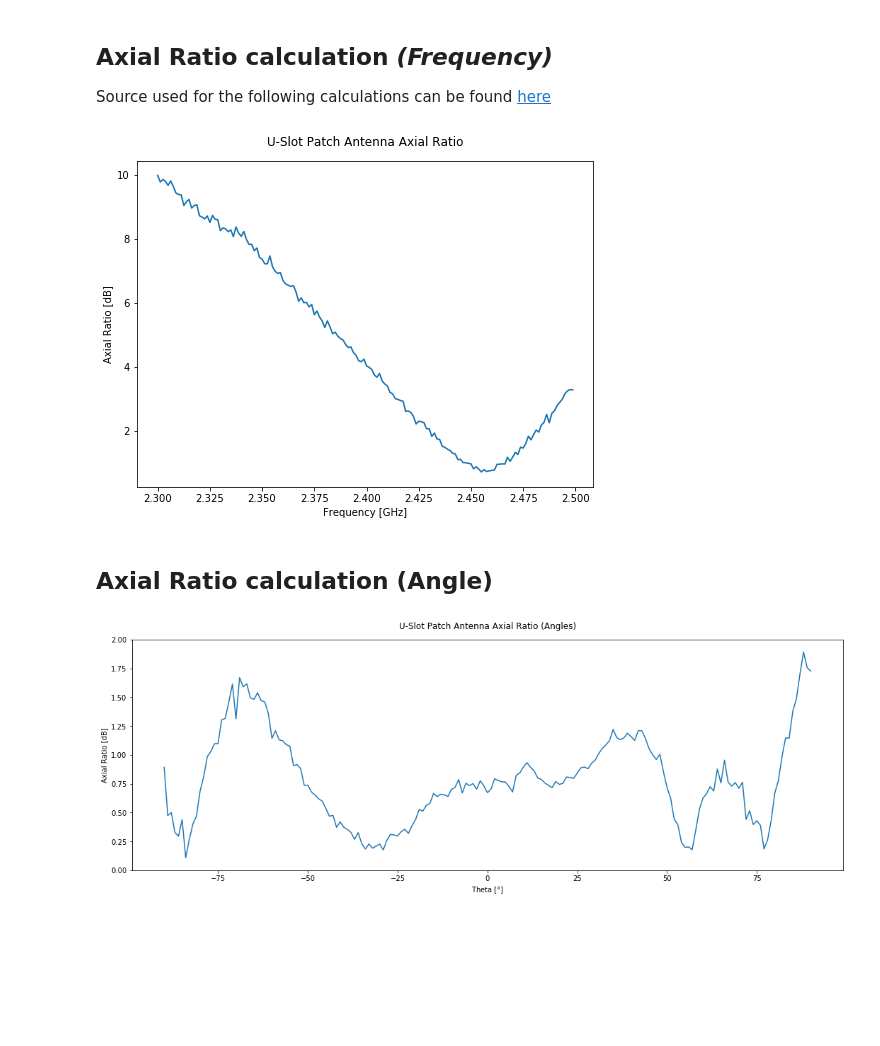
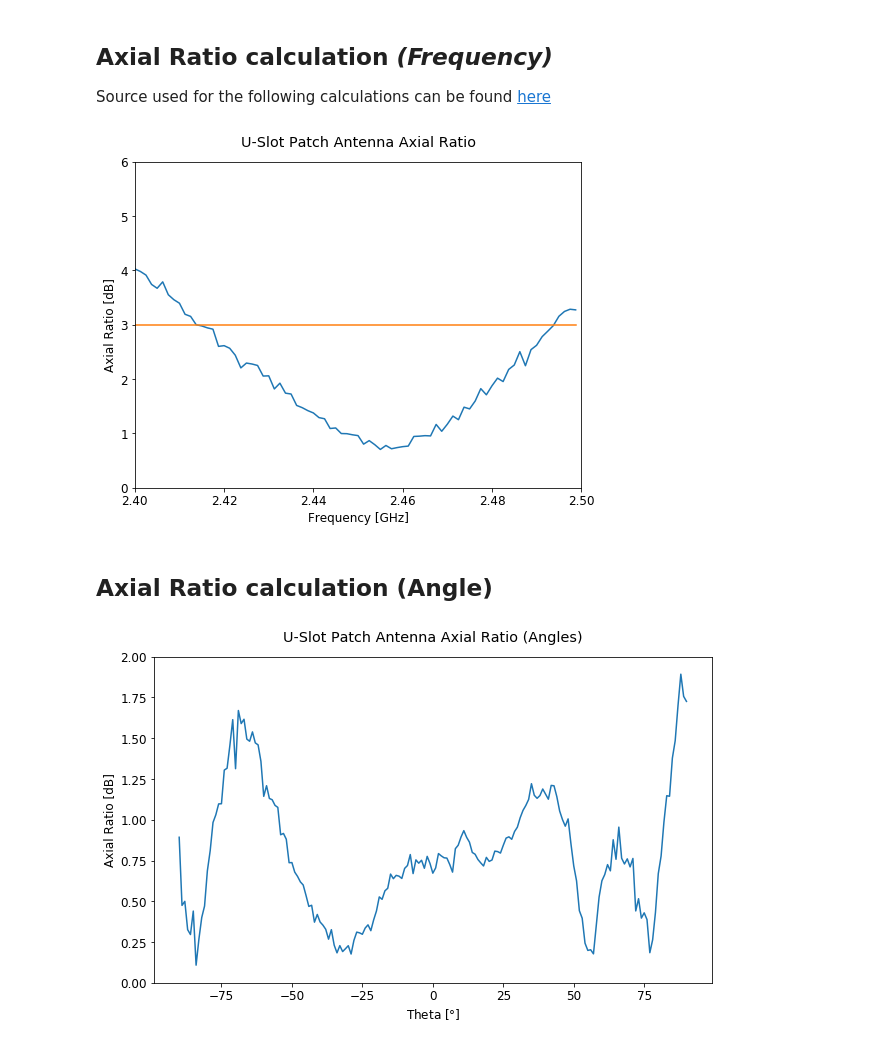
Before and after one commit to AcubeSAT/satellite-s-band-antenna, a Jupyter notebook: Anechoic Chamber Tests/Patch_Antenna_Phase.ipynb, the cells around one changed output. Cells and saved outputs as stored; diff of their text form; code cells hidden in the pictures; blank space fills up the shorter version.

```diff
--- a/Anechoic Chamber Tests/Patch_Antenna_Phase.ipynb
+++ b/Anechoic Chamber Tests/Patch_Antenna_Phase.ipynb
@@ -94,23 +95,24 @@ x_ellipse = np.arcsin(sin_2x)/2.
 axial_ratio = 1./np.tan(x_ellipse)
 # %%
 # Create the figure and the space
-fig = plt.figure(figsize=(18, 6))
-#fig = plt.figure()
-ax = fig.add_subplot(1, 2, 1)
-#ax_2 = fig.add_subplot(1, 2, 2)
+fig = plt.figure(figsize=(8, 6))
+ax = fig.add_subplot(1, 1, 1)
 
 # Plot the pattern
-plot = ax.plot(frequency_gn[freq_low:freq_high], 20*np.log10(axial_ratio))
+plot = ax.plot(frequency, 20*np.log10(axial_ratio))
+ax.plot(frequency, np.ones(len(axial_ratio))*3)
 
 # Change the axis lebels and the title
 ax.set_title('U-Slot Patch Antenna Axial Ratio', pad=15)
 ax.set_xlabel('Frequency [GHz]')
 ax.set_ylabel('Axial Ratio [dB]')
+ax.set_xlim(2.4, 2.5)
+ax.set_ylim(0, 6)
 
 # Draw the surface
 plt.show()
 # %% [output]
-[figure, old version]
+[figure, new version]
 # %% [markdown]
 ## Axial Ratio calculation (Angle)
 # %%
@@ -144,20 +146,18 @@ sin_2x_ang = np.sin(2.*a_ang)*np.sin(phase_dif_ang_rad)
 x_ellipse_ang = np.arcsin(sin_2x_ang)/2.
 axial_ratio_ang = 1./np.tan(x_ellipse_ang)
 # %%
-fig = plt.figure(figsize=(18, 6))
-#fig = plt.figure()
+fig = plt.figure(figsize=(10, 6))
 ax = fig.add_subplot(1, 1, 1)
-#ax_2 = fig.add_subplot(1, 2, 2)
 
 # Plot the pattern
 plot = ax.plot(angle_rage, 20.*np.log10(axial_ratio_ang))
 
 ax.set_title('U-Slot Patch Antenna Axial Ratio (Angles)', pad=15)
 ax.set_xlabel('Theta [$\degree$]')
 ax.set_ylabel('Axial Ratio [dB]')
 ax.set_ylim(0, 2)
 
 # Draw the surface
 plt.show()
 # %% [output]
-[figure, old version]
+[figure, new version]
```
Also changed, not shown: parts of 4 cells of this notebook.
